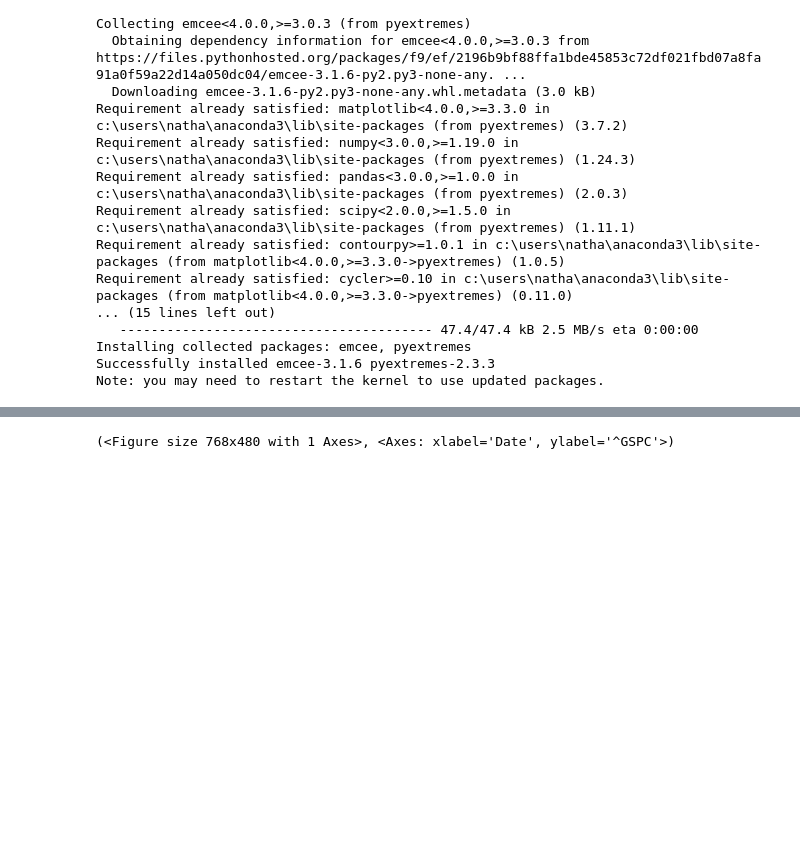
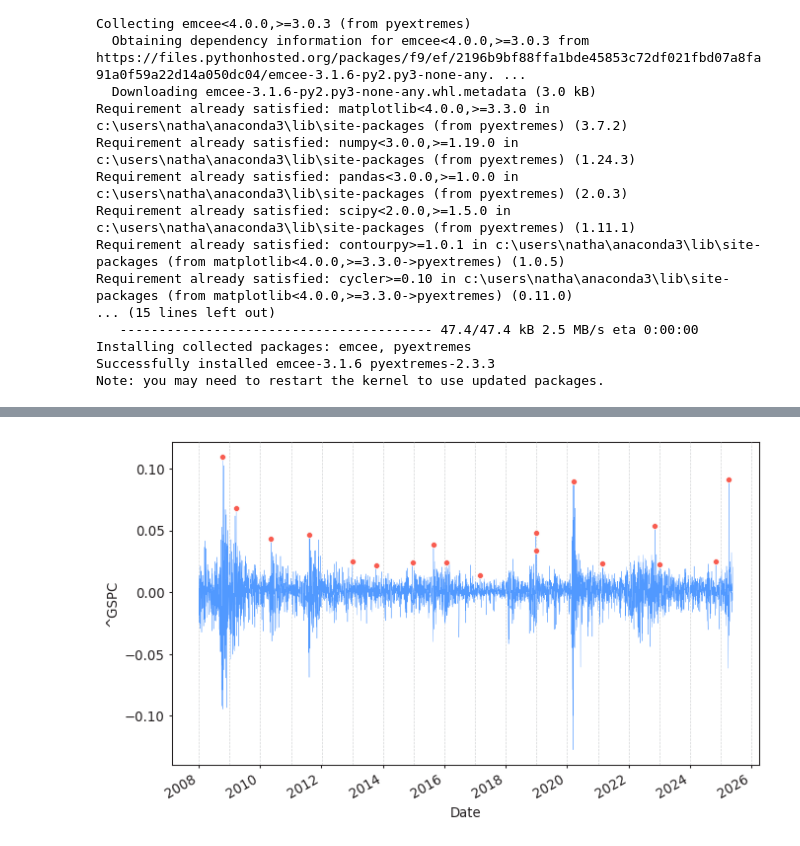
Before and after one commit to Scott-Yap/M2R_EVT, a Jupyter notebook: GARCH.ipynb, the cells around one changed output, grey strips where cells are left out. Cells and saved outputs as stored; diff of their text form; code cells hidden in the pictures; blank space fills up the shorter version.

```diff
--- a/GARCH.ipynb
+++ b/GARCH.ipynb
@@ -32,10 +38,16 @@ print(data.shape)
 # %%
 losses = -log_returns[log_returns < 0] #negative returns values
 threshold = np.quantile(losses, 0.95) #0.95th quantile from data, crude
 extreme_values = losses[losses > threshold] - threshold
 
-model = pyextremes.EVA(data=data['^GSPC'])
-model.get_extremes("BM")
-model.plot_extremes()
+extremes = pyx.get_extremes(log_returns['^GSPC'], "BM")
+pyx.plotting.plot_extremes(
+    ts=log_returns,
+    extremes=extremes,
+    extremes_method="BM",
+    extremes_type="high",
+    block_size="365.2425D" #arbitrary block size of 1 year
+)
+plt.show()
 # %% [output]
-(<Figure size 768x480 with 1 Axes>, <Axes: xlabel='Date', ylabel='^GSPC'>)
+[figure, added]
```
Also changed, not shown: parts of 1 cell of this notebook.
